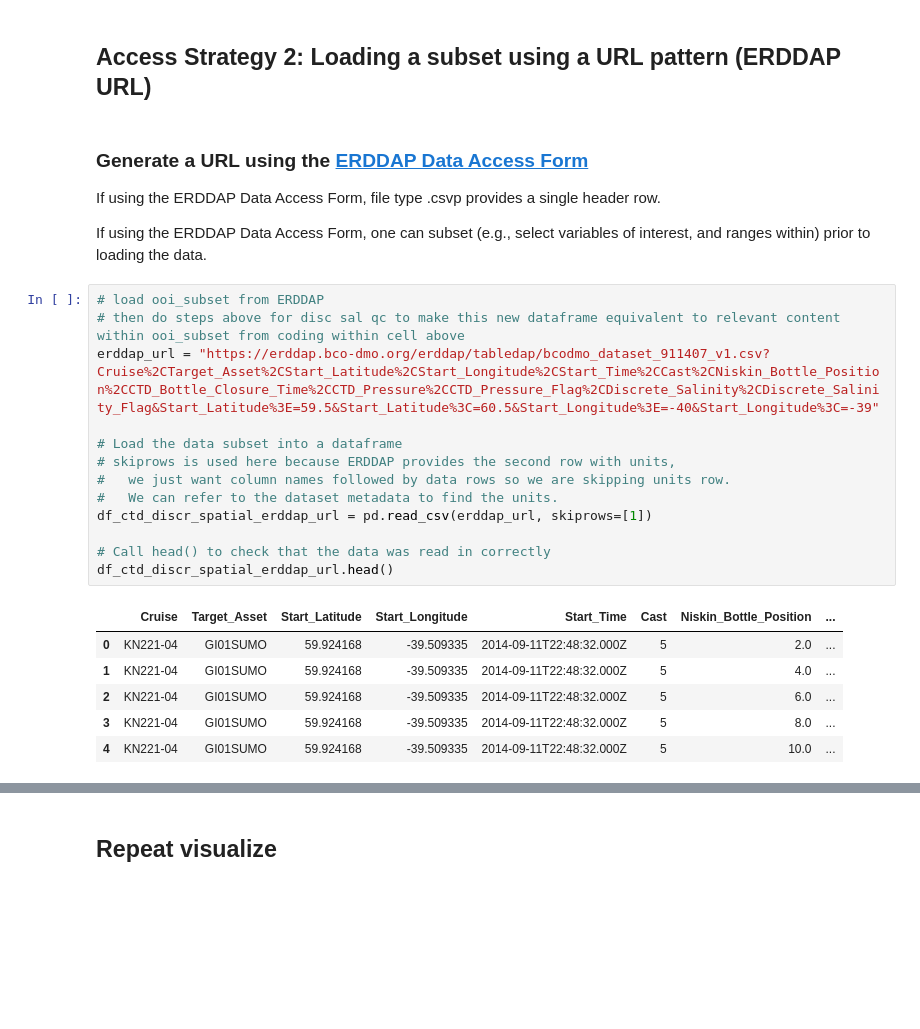
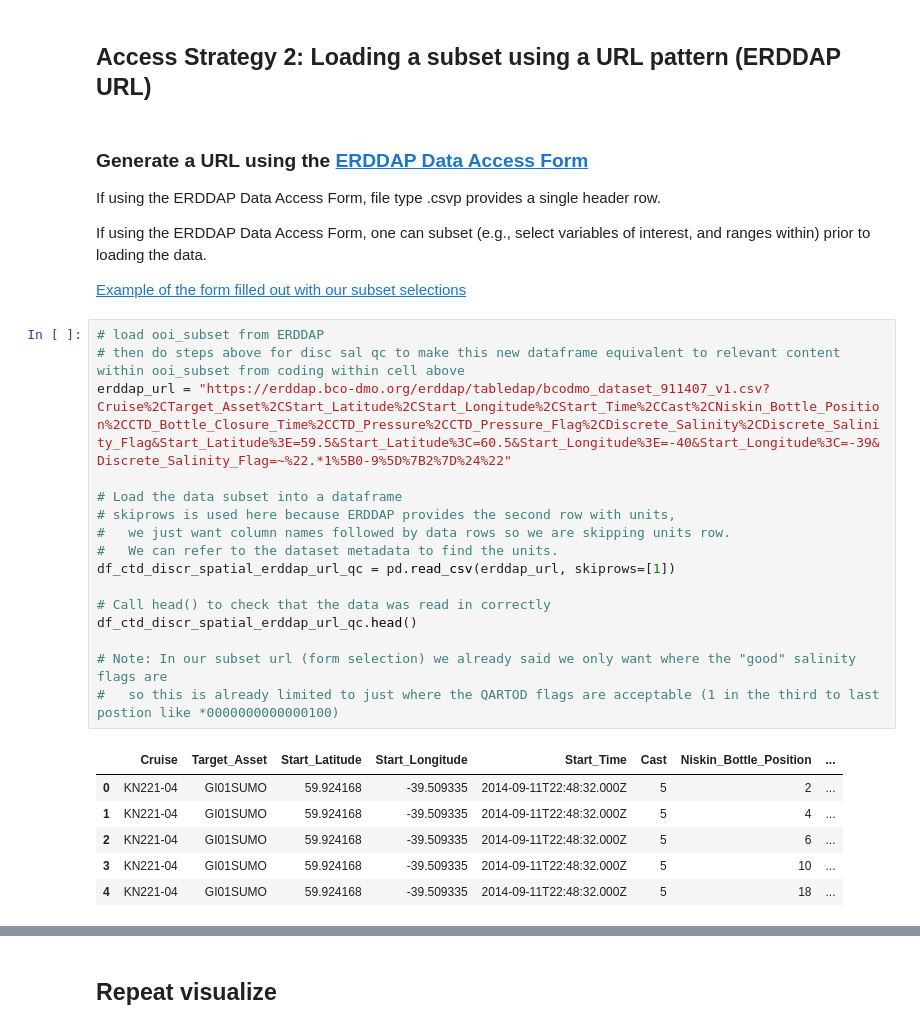
Before and after one commit to embark-cybertraining/embark-scratch-notebooks, a Jupyter notebook: sessions_1_and_2/ooi_cruises_bcodmo_session1.ipynb, the cells around one changed output, grey strips where cells are left out. Saved outputs shown, nothing was run; the diff lists cells and outputs as text; blank space fills up the shorter version.

Commit message:
adjusted subset for erdappy url query to subset for good quality QARTOD flags

```diff
--- a/sessions_1_and_2/ooi_cruises_bcodmo_session1.ipynb
+++ b/sessions_1_and_2/ooi_cruises_bcodmo_session1.ipynb
@@ -336,24 +336,29 @@ m
 If using the ERDDAP Data Access Form, file type .csvp provides a single header row.
 
 If using the ERDDAP Data Access Form, one can subset (e.g., select variables of interest, and ranges within) prior to loading the data.
+
+[Example of the form filled out with our subset selections](https://erddap.bco-dmo.org/erddap/tabledap/bcodmo_dataset_911407_v1.html?Cruise%2CTarget_Asset%2CStart_Latitude%2CStart_Longitude%2CStart_Time%2CCast%2CNiskin_Bottle_Position%2CCTD_Bottle_Closure_Time%2CCTD_Pressure%2CCTD_Pressure_Flag%2CDiscrete_Salinity%2CDiscrete_Salinity_Flag&Start_Latitude%3E=59.5&Start_Latitude%3C=60.5&Start_Longitude%3E=-40&Start_Longitude%3C=-39&Discrete_Salinity_Flag=~%22.*1%5B0-9%5D%7B2%7D%24%22)
 # %%
 # load ooi_subset from ERDDAP
 # then do steps above for disc sal qc to make this new dataframe equivalent to relevant content within ooi_subset from coding within cell above
-erddap_url = "https://erddap.bco-dmo.org/erddap/tabledap/bcodmo_dataset_911407_v1.csv?Cruise%2CTarget_Asset%2CStart_Latitude%2CStart_Longitude%2CStart_Time%2CCast%2CNiskin_Bottle_Position%2CCTD_Bottle_Closure_Time%2CCTD_Pressure%2CCTD_Pressure_Flag%2CDiscrete_Salinity%2CDiscrete_Salinity_Flag&Start_Latitude%3E=59.5&Start_Latitude%3C=60.5&Start_Longitude%3E=-40&Start_Longitude%3C=-39"
+erddap_url = "https://erddap.bco-dmo.org/erddap/tabledap/bcodmo_dataset_911407_v1.csv?Cruise%2CTarget_Asset%2CStart_Latitude%2CStart_Longitude%2CStart_Time%2CCast%2CNiskin_Bottle_Position%2CCTD_Bottle_Closure_Time%2CCTD_Pressure%2CCTD_Pressure_Flag%2CDiscrete_Salinity%2CDiscrete_Salinity_Flag&Start_Latitude%3E=59.5&Start_Latitude%3C=60.5&Start_Longitude%3E=-40&Start_Longitude%3C=-39&Discrete_Salinity_Flag=~%22.*1%5B0-9%5D%7B2%7D%24%22"
 
 # Load the data subset into a dataframe
 # skiprows is used here because ERDDAP provides the second row with units,
 #   we just want column names followed by data rows so we are skipping units row.
 #   We can refer to the dataset metadata to find the units.
-df_ctd_discr_spatial_erddap_url = pd.read_csv(erddap_url, skiprows=[1])
+df_ctd_discr_spatial_erddap_url_qc = pd.read_csv(erddap_url, skiprows=[1])
 
 # Call head() to check that the data was read in correctly
-df_ctd_discr_spatial_erddap_url.head()
+df_ctd_discr_spatial_erddap_url_qc.head()
+
+# Note: In our subset url (form selection) we already said we only want where the "good" salinity flags are
+#   so this is already limited to just where the QARTOD flags are acceptable (1 in the third to last postion like *0000000000000100)
 # %% [output]
 |  | Cruise | Target_Asset | Start_Latitude | Start_Longitude | Start_Time | Cast | Niskin_Bottle_Position | ... |
-| 0 | KN221-04 | GI01SUMO | 59.924168 | -39.509335 | 2014-09-11T22:48:32.000Z | 5 | 2.0 | ... |
-| 1 | KN221-04 | GI01SUMO | 59.924168 | -39.509335 | 2014-09-11T22:48:32.000Z | 5 | 4.0 | ... |
-| 2 | KN221-04 | GI01SUMO | 59.924168 | -39.509335 | 2014-09-11T22:48:32.000Z | 5 | 6.0 | ... |
-| 3 | KN221-04 | GI01SUMO | 59.924168 | -39.509335 | 2014-09-11T22:48:32.000Z | 5 | 8.0 | ... |
-| 4 | KN221-04 | GI01SUMO | 59.924168 | -39.509335 | 2014-09-11T22:48:32.000Z | 5 | 10.0 | ... |
+| 0 | KN221-04 | GI01SUMO | 59.924168 | -39.509335 | 2014-09-11T22:48:32.000Z | 5 | 2 | ... |
+| 1 | KN221-04 | GI01SUMO | 59.924168 | -39.509335 | 2014-09-11T22:48:32.000Z | 5 | 4 | ... |
+| 2 | KN221-04 | GI01SUMO | 59.924168 | -39.509335 | 2014-09-11T22:48:32.000Z | 5 | 6 | ... |
+| 3 | KN221-04 | GI01SUMO | 59.924168 | -39.509335 | 2014-09-11T22:48:32.000Z | 5 | 10 | ... |
+| 4 | KN221-04 | GI01SUMO | 59.924168 | -39.509335 | 2014-09-11T22:48:32.000Z | 5 | 18 | ... |
 # %%
```
Also changed, not shown: parts of 9 cells of this notebook.
